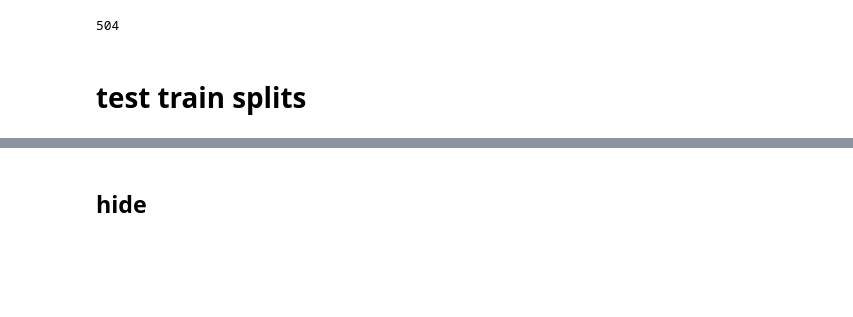
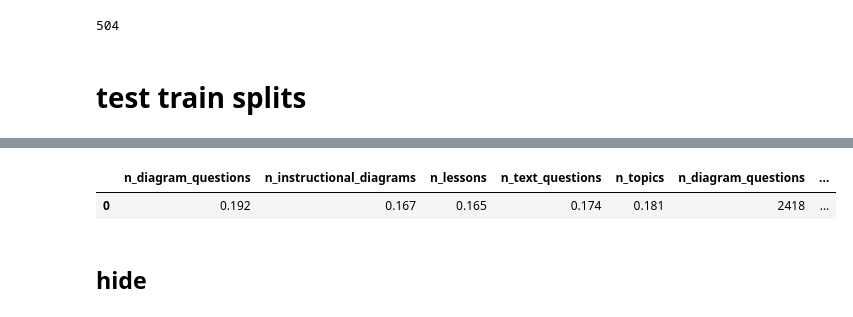
Before and after one commit to drschwenk/stb_notebooks, a Jupyter notebook: generate_figs.ipynb, the cells around one changed output, grey strips where cells are left out. Drawn from its saved outputs; the diff is of its cells as text; code cells hidden in the pictures; blank space fills up the shorter version.

```diff
--- a/generate_figs.ipynb
+++ b/generate_figs.ipynb
@@ -111,2 +224,7 @@ split_trial_df.describe()
+# %%
+split_stats_df_diagram
+# %% [output]
+|  | n_diagram_questions | n_instructional_diagrams | n_lessons | n_text_questions | n_topics | n_diagram_questions | ... |
+| 0 | 0.192 | 0.167 | 0.165 | 0.174 | 0.181 | 2418 | ... |
 # %% [markdown]
 ## hide
```
Also changed, not shown: parts of 23 cells of this notebook, 2 other files.
